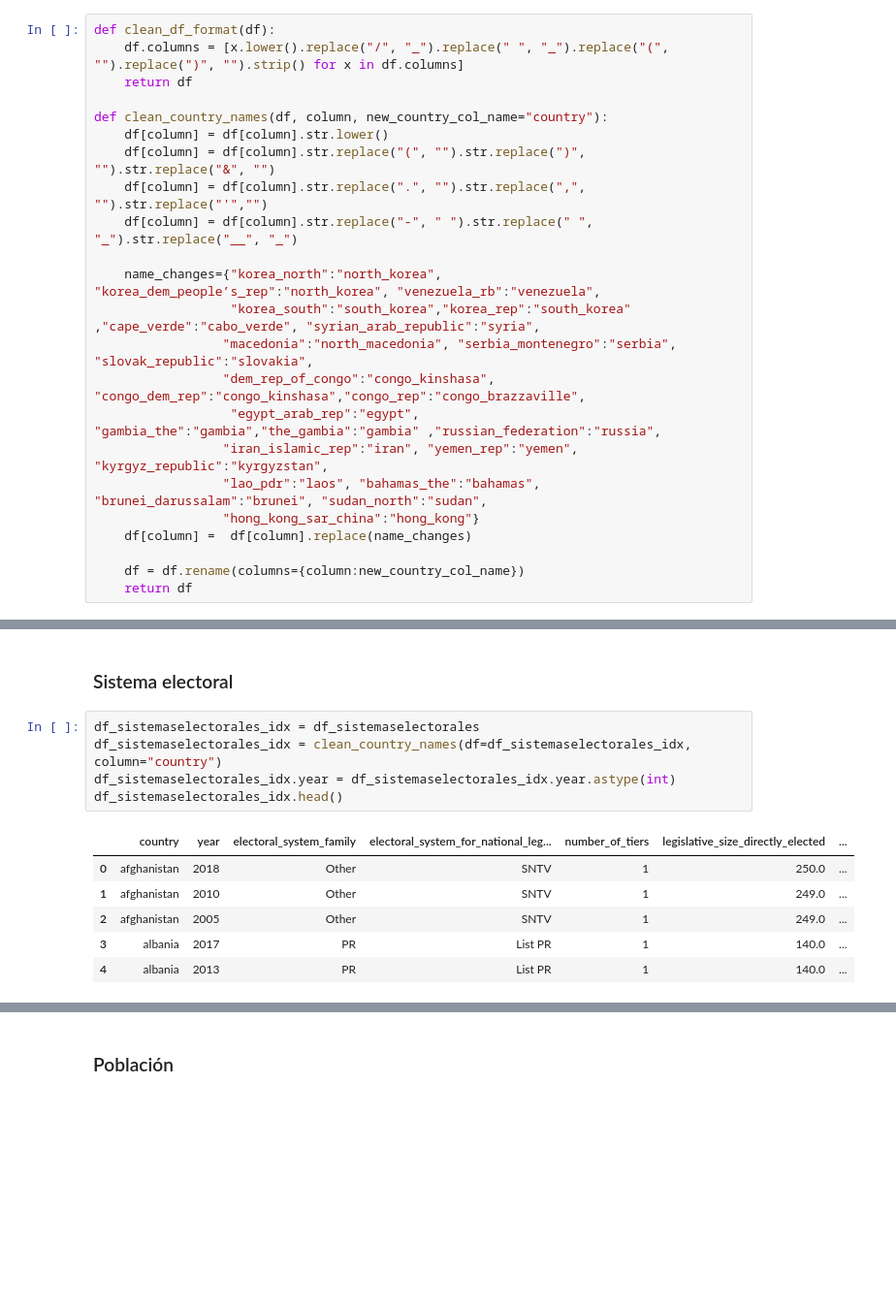
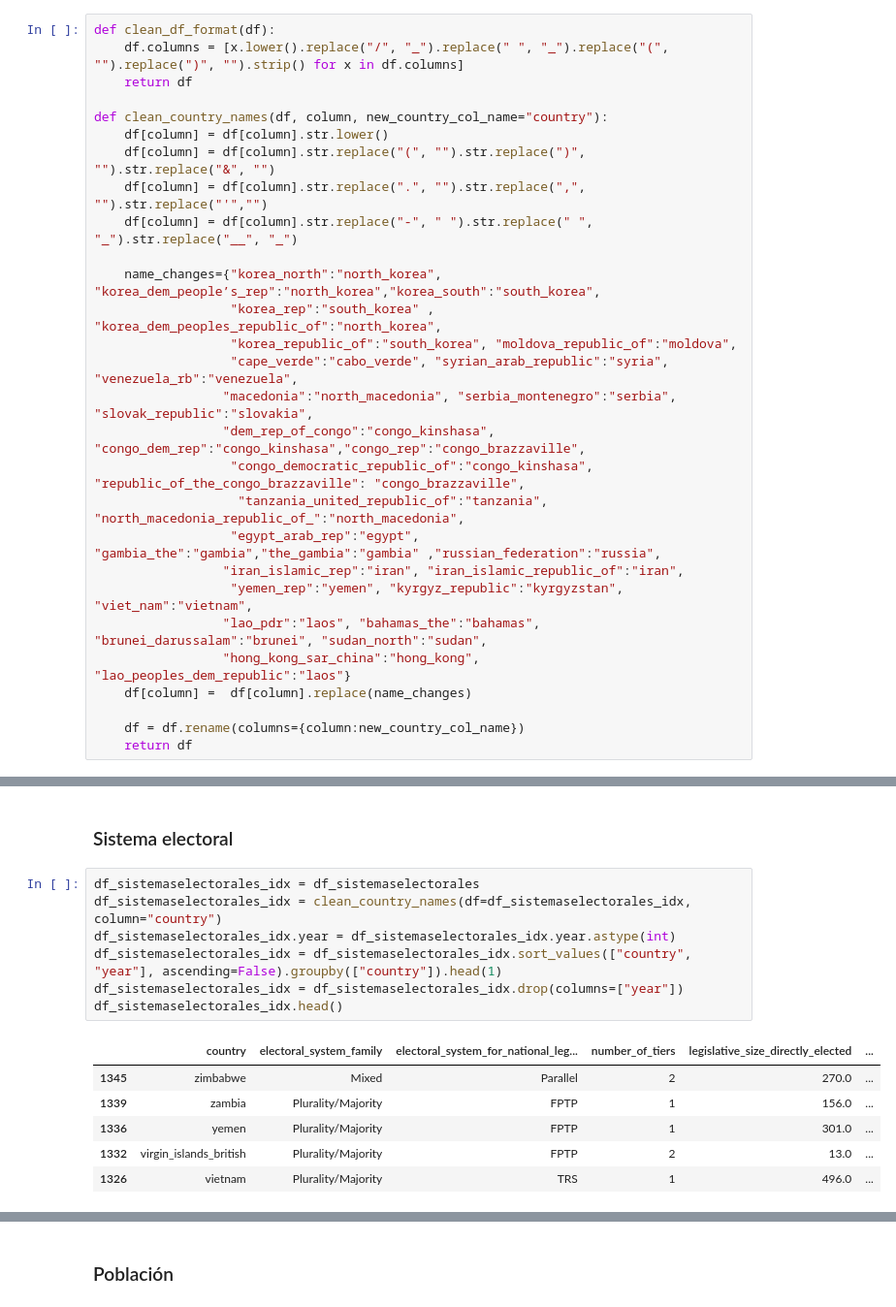
Before and after one commit to Morante-tech/PoliticAI, a Jupyter notebook: privado-articulos/notebooks/5_gm_instituciones.ipynb, the cells around one changed output, grey strips where cells are left out. Shown: that part at 97% size. Cells and saved outputs as stored; diff of their text form; blank space fills up the shorter version.

```diff
--- a/privado-articulos/notebooks/5_gm_instituciones.ipynb
+++ b/privado-articulos/notebooks/5_gm_instituciones.ipynb
@@ -31,14 +31,19 @@ def clean_country_names(df, column, new_country_col_name="country"):
     df[column] = df[column].str.replace(".", "").str.replace(",", "").str.replace("'","")
     df[column] = df[column].str.replace("-", " ").str.replace(" ", "_").str.replace("__", "_")
 
-    name_changes={"korea_north":"north_korea", "korea_dem_people’s_rep":"north_korea", "venezuela_rb":"venezuela",
-                  "korea_south":"south_korea","korea_rep":"south_korea" ,"cape_verde":"cabo_verde", "syrian_arab_republic":"syria",
+    name_changes={"korea_north":"north_korea", "korea_dem_people’s_rep":"north_korea","korea_south":"south_korea",
+                  "korea_rep":"south_korea" , "korea_dem_peoples_republic_of":"north_korea",
+                  "korea_republic_of":"south_korea", "moldova_republic_of":"moldova",
+                  "cape_verde":"cabo_verde", "syrian_arab_republic":"syria", "venezuela_rb":"venezuela",
                  "macedonia":"north_macedonia", "serbia_montenegro":"serbia", "slovak_republic":"slovakia",
                  "dem_rep_of_congo":"congo_kinshasa", "congo_dem_rep":"congo_kinshasa","congo_rep":"congo_brazzaville",
+                  "congo_democratic_republic_of":"congo_kinshasa", "republic_of_the_congo_brazzaville": "congo_brazzaville",
+                   "tanzania_united_republic_of":"tanzania", "north_macedonia_republic_of_":"north_macedonia",
                   "egypt_arab_rep":"egypt", "gambia_the":"gambia","the_gambia":"gambia" ,"russian_federation":"russia",
-                 "iran_islamic_rep":"iran", "yemen_rep":"yemen", "kyrgyz_republic":"kyrgyzstan",
+                 "iran_islamic_rep":"iran", "iran_islamic_republic_of":"iran",
+                  "yemen_rep":"yemen", "kyrgyz_republic":"kyrgyzstan", "viet_nam":"vietnam",
                  "lao_pdr":"laos", "bahamas_the":"bahamas", "brunei_darussalam":"brunei", "sudan_north":"sudan",
-                 "hong_kong_sar_china":"hong_kong"}
+                 "hong_kong_sar_china":"hong_kong", "lao_peoples_dem_republic":"laos"}
     df[column] =  df[column].replace(name_changes)
 
     df = df.rename(columns={column:new_country_col_name})
@@ -226,13 +231,15 @@ filas:  (795, 11)
 # %%
 df_sistemaselectorales_idx = df_sistemaselectorales
 df_sistemaselectorales_idx = clean_country_names(df=df_sistemaselectorales_idx, column="country")
 df_sistemaselectorales_idx.year = df_sistemaselectorales_idx.year.astype(int)
+df_sistemaselectorales_idx = df_sistemaselectorales_idx.sort_values(["country", "year"], ascending=False).groupby(["country"]).head(1)
+df_sistemaselectorales_idx = df_sistemaselectorales_idx.drop(columns=["year"])
 df_sistemaselectorales_idx.head()
 # %% [output]
-|  | country | year | electoral_system_family | electoral_system_for_national_leg... | number_of_tiers | legislative_size_directly_elected | ... |
-| 0 | afghanistan | 2018 | Other | SNTV | 1 | 250.0 | ... |
-| 1 | afghanistan | 2010 | Other | SNTV | 1 | 249.0 | ... |
-| 2 | afghanistan | 2005 | Other | SNTV | 1 | 249.0 | ... |
-| 3 | albania | 2017 | PR | List PR | 1 | 140.0 | ... |
-| 4 | albania | 2013 | PR | List PR | 1 | 140.0 | ... |
+|  | country | electoral_system_family | electoral_system_for_national_leg... | number_of_tiers | legislative_size_directly_elected | ... |
+| 1345 | zimbabwe | Mixed | Parallel | 2 | 270.0 | ... |
+| 1339 | zambia | Plurality/Majority | FPTP | 1 | 156.0 | ... |
+| 1336 | yemen | Plurality/Majority | FPTP | 1 | 301.0 | ... |
+| 1332 | virgin_islands_british | Plurality/Majority | FPTP | 2 | 13.0 | ... |
+| 1326 | vietnam | Plurality/Majority | TRS | 1 | 496.0 | ... |
 # %%
```
Also changed, not shown: parts of 10 cells of this notebook.
